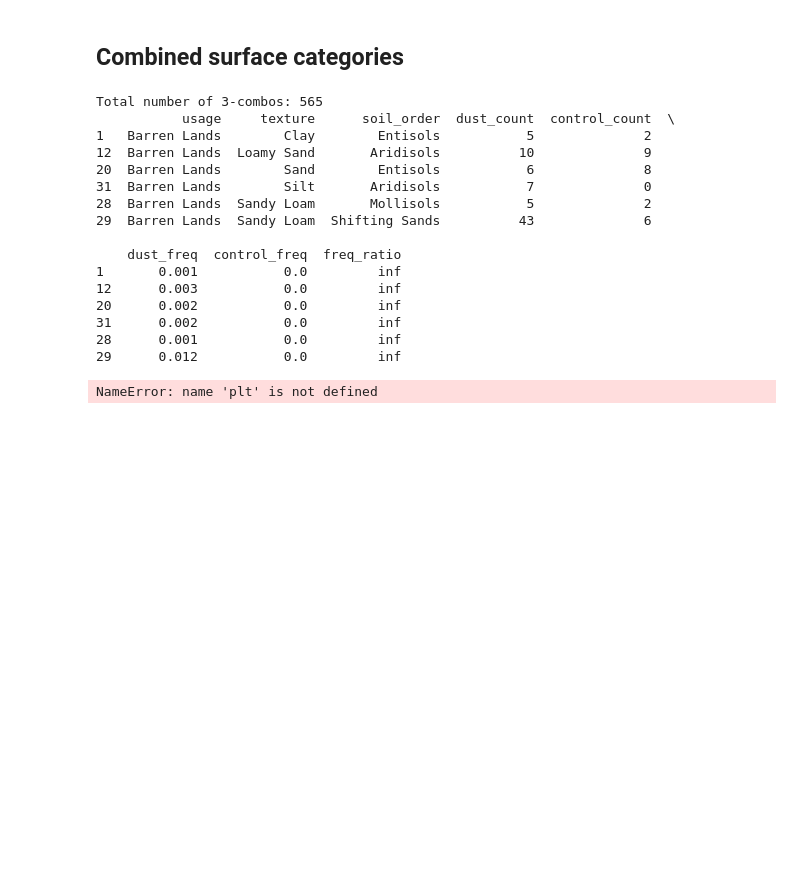
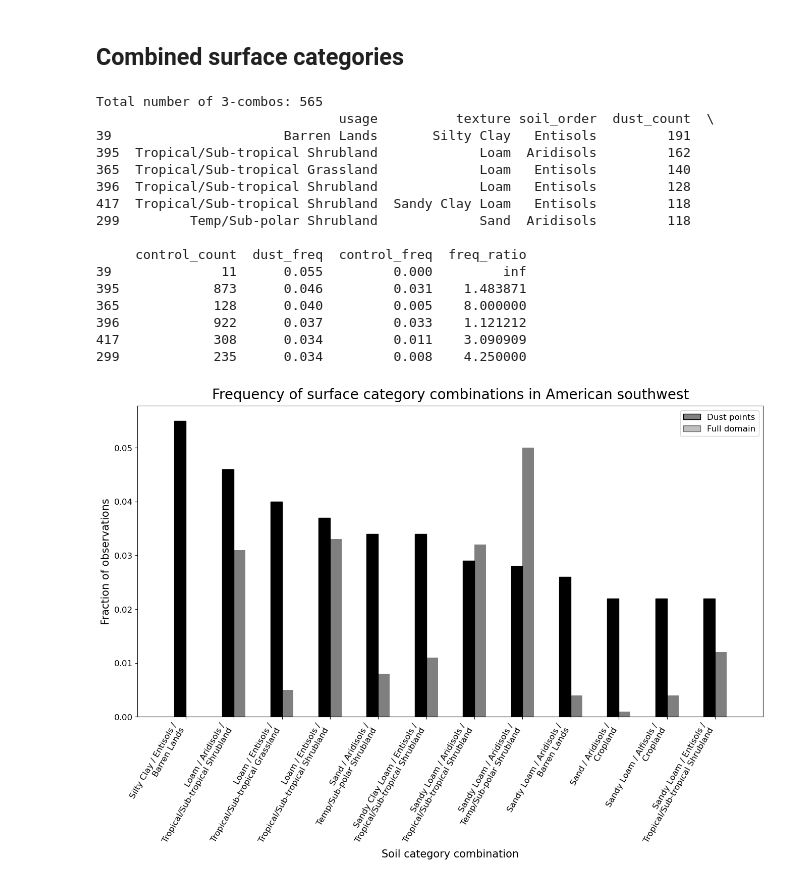
Before and after one commit to jesseturner/WLDAS_Analysis, a Jupyter notebook: ANALYSIS_bar_charts.ipynb, the cells around one changed output. Drawn from its saved outputs; the diff is of its cells as text; code cells hidden in the pictures; blank space fills up the shorter version.

Commit message:
Attempting to combine the categories on the map

```diff
--- a/ANALYSIS_bar_charts.ipynb
+++ b/ANALYSIS_bar_charts.ipynb
@@ -283,24 +283,25 @@ combo_three = combined_freq(col_list, dust_df, control_df)
 combo_three['freq_ratio'] = combo_three['dust_freq']/combo_three['control_freq']
 
 print(f"Total number of 3-combos: {len(combo_three)}")
-print(combo_three.sort_values('freq_ratio', ascending=False)[:6])
+
+print(combo_three.sort_values(by="dust_freq", ascending=False)[:6])
 # %% [output]
 Total number of 3-combos: 565
-           usage     texture      soil_order  dust_count  control_count  \
-1   Barren Lands        Clay        Entisols           5              2
-12  Barren Lands  Loamy Sand       Aridisols          10              9
-20  Barren Lands        Sand        Entisols           6              8
-31  Barren Lands        Silt       Aridisols           7              0
-28  Barren Lands  Sandy Loam       Mollisols           5              2
-29  Barren Lands  Sandy Loam  Shifting Sands          43              6
+                               usage          texture soil_order  dust_count  \
+39                      Barren Lands       Silty Clay   Entisols         191
+395  Tropical/Sub-tropical Shrubland             Loam  Aridisols         162
+365  Tropical/Sub-tropical Grassland             Loam   Entisols         140
+396  Tropical/Sub-tropical Shrubland             Loam   Entisols         128
+417  Tropical/Sub-tropical Shrubland  Sandy Clay Loam   Entisols         118
+299         Temp/Sub-polar Shrubland             Sand  Aridisols         118
 
-    dust_freq  control_freq  freq_ratio
-1       0.001           0.0         inf
-12      0.003           0.0         inf
-20      0.002           0.0         inf
-31      0.002           0.0         inf
-28      0.001           0.0         inf
-29      0.012           0.0         inf
+     control_count  dust_freq  control_freq  freq_ratio
+39              11      0.055         0.000         inf
+395            873      0.046         0.031    1.483871
+365            128      0.040         0.005    8.000000
+396            922      0.037         0.033    1.121212
+417            308      0.034         0.011    3.090909
+299            235      0.034         0.008    4.250000
 # %%
 from matplotlib.patches import Rectangle
 
@@ -351,33 +352,34 @@ def striped_bar(ax, x, height, width=0.8, colors=("red", "green", "blue"), n_str
 # %%
 fig, ax = plt.subplots(figsize=(16, 8))
 
-n_categories=12
-x = np.arange(n_categories)
+groups_selected = [39, 395, 365, 396, 299, 417,
+                   422, 308, 24, 72, 79, 423] #--- IDs from combo_three dataframe
+x = np.arange(len(groups_selected))
 width = 0.24
+x_labels = []
 
 #--- Original method
-ax.bar(x[0] - width/2, combo_three['dust_freq'][0], width=width, color="grey", edgecolor="black", label="Dust points")
-ax.bar(x[0] - width/2, combo_three['control_freq'][0], width=width, color="grey", edgecolor="black", label="Full domain")
+for i, g in enumerate(groups_selected):
+    ax.bar(x[i] - width/2, combo_three['dust_freq'][g], width=width, color="black", edgecolor="black", label="Dust points")
+    ax.bar(x[i] + width/2, combo_three['control_freq'][g], width=width, color="black", alpha=0.5, edgecolor=None, label="Full domain")
+    x_labels.append(f"{combo_three['texture'][g]} / {combo_three['soil_order'][g]} /\n {combo_three['usage'][g]}")
 
 ax.set_xticks(x)
-x_labels = ['Silty Clay / Entisols /\n Barren Lands',]
-
 ax.tick_params(labelsize=12)
-#ax.set_xticklabels(x_labels, rotation=60, ha="right")
+ax.set_xticklabels(x_labels, rotation=60, ha="right")
 ax.set_ylabel("Fraction of observations", fontsize=15)
-ax.set_ylim(0,0.06)
-ax.set_xlim(-1,n_categories)
+ax.set_xlim(-1, len(groups_selected))
 ax.set_xlabel("Soil category combination", fontsize=15)
-ax.set_title(f"Frequency of soil category combinations in American southwest", fontsize=20, pad=10)
+ax.set_title(f"Frequency of surface category combinations in American southwest", fontsize=20, pad=10)
 
 legend_elements = [
-    Patch(facecolor="lightgray", edgecolor="black", label="Dust points"),
-    Patch(facecolor="lightgray", edgecolor="black", label="Full domain", hatch="//")
+    Patch(facecolor="gray", edgecolor="black", label="Dust points"),
+    Patch(facecolor="gray", edgecolor="black", alpha=0.5, label="Full domain")
 ]
 ax.legend(handles=legend_elements, fontsize=12)
 
 plt.savefig(f"plots/6_combination_bar_chart.png",
             dpi=300, bbox_inches='tight')
 plt.show()
 # %% [output]
-NameError: name 'plt' is not defined
+[figure, added]
```
Also changed, not shown: 1 other file.
